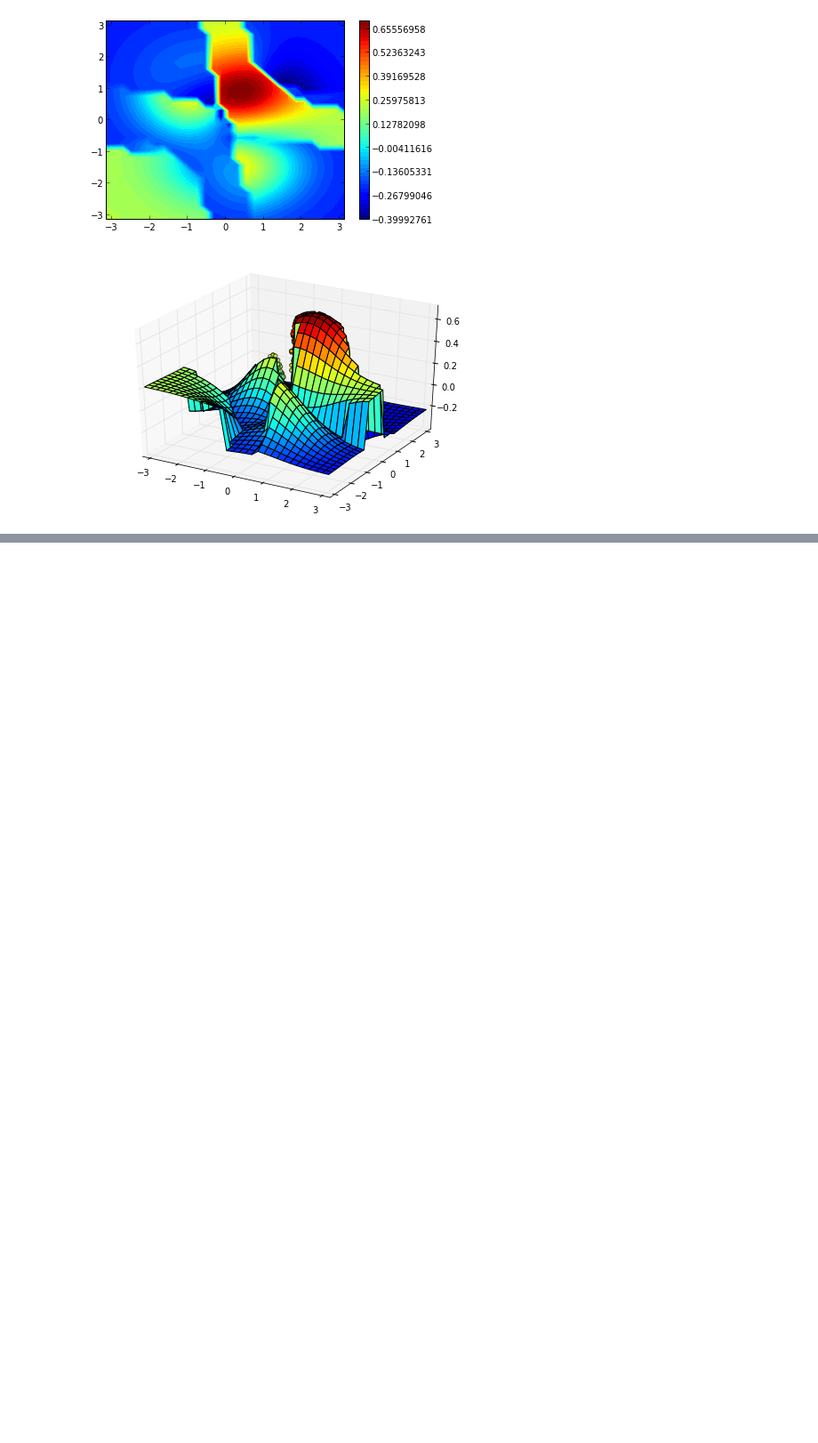
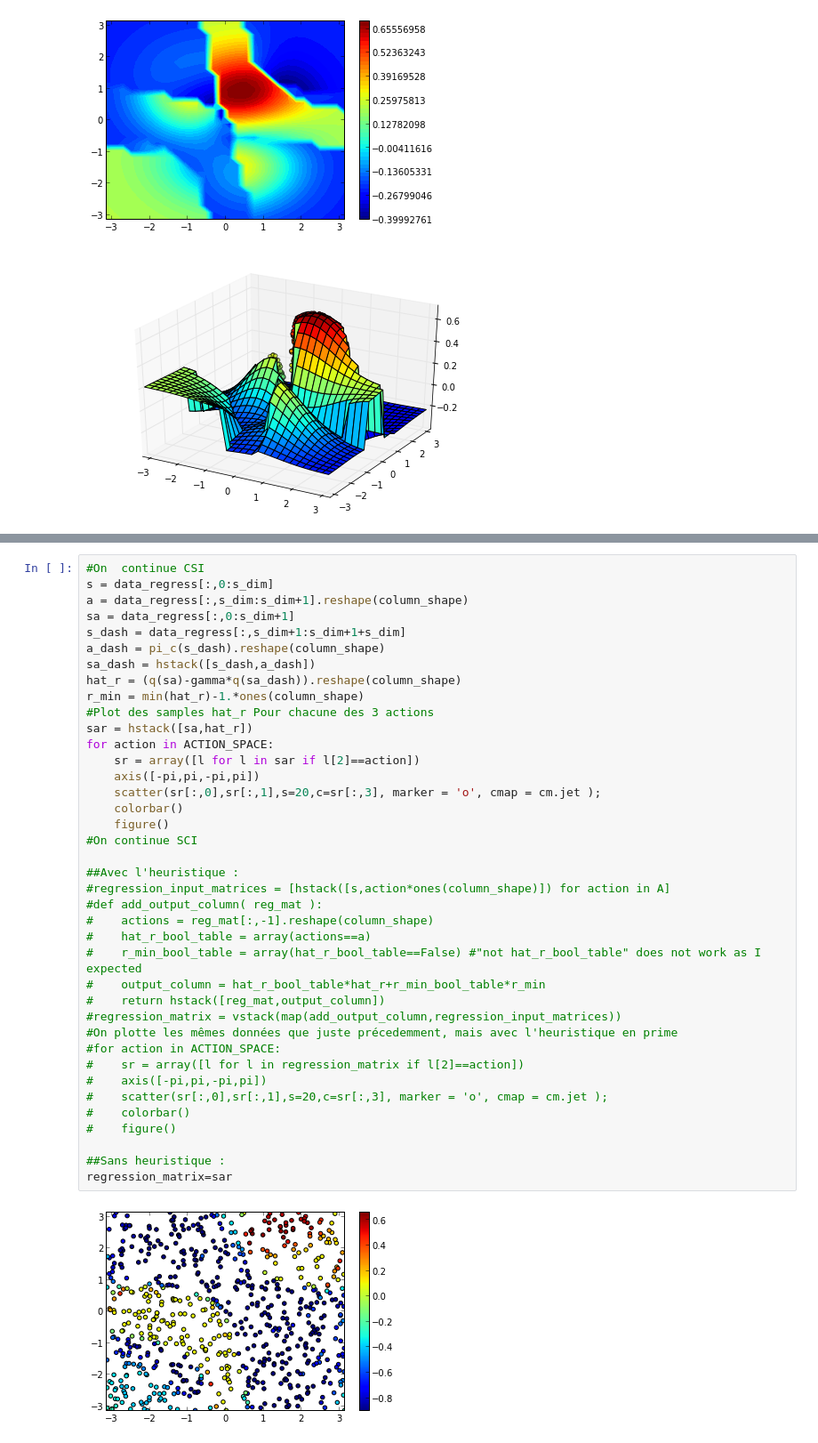
Before and after one commit to edouardklein/RL-and-IRL, a Jupyter notebook: Exp1.ipynb, the cells around one changed output, grey strips where cells are left out. Shown at 89% size. Cells and saved outputs as stored; diff of their text form; blank space fills up the shorter version.

```diff
--- a/Exp1.ipynb
+++ b/Exp1.ipynb
@@ -625,0 +582,41 @@ colorbar()
+# %%
+#On  continue CSI
+s = data_regress[:,0:s_dim]
+a = data_regress[:,s_dim:s_dim+1].reshape(column_shape)
+sa = data_regress[:,0:s_dim+1]
+s_dash = data_regress[:,s_dim+1:s_dim+1+s_dim]
+a_dash = pi_c(s_dash).reshape(column_shape)
+sa_dash = hstack([s_dash,a_dash])
+hat_r = (q(sa)-gamma*q(sa_dash)).reshape(column_shape)
+r_min = min(hat_r)-1.*ones(column_shape)
+#Plot des samples hat_r Pour chacune des 3 actions
+sar = hstack([sa,hat_r])
+for action in ACTION_SPACE:
+    sr = array([l for l in sar if l[2]==action])
+    axis([-pi,pi,-pi,pi])
+    scatter(sr[:,0],sr[:,1],s=20,c=sr[:,3], marker = 'o', cmap = cm.jet );
+    colorbar()
+    figure()
+#On continue SCI
+
+##Avec l'heuristique :
+#regression_input_matrices = [hstack([s,action*ones(column_shape)]) for action in A]
+#def add_output_column( reg_mat ):
+#    actions = reg_mat[:,-1].reshape(column_shape)
+#    hat_r_bool_table = array(actions==a)
+#    r_min_bool_table = array(hat_r_bool_table==False) #"not hat_r_bool_table" does not work as I expected
+#    output_column = hat_r_bool_table*hat_r+r_min_bool_table*r_min
+#    return hstack([reg_mat,output_column])
+#regression_matrix = vstack(map(add_output_column,regression_input_matrices))
+#On plotte les mêmes données que juste précedemment, mais avec l'heuristique en prime
+#for action in ACTION_SPACE:
+#    sr = array([l for l in regression_matrix if l[2]==action])
+#    axis([-pi,pi,-pi,pi])
+#    scatter(sr[:,0],sr[:,1],s=20,c=sr[:,3], marker = 'o', cmap = cm.jet );
+#    colorbar()
+#    figure()
+
+##Sans heuristique :
+regression_matrix=sar
+# %% [output]
+[figure, added]
```
Also changed, not shown: parts of 6 cells of this notebook, 1 other file.
